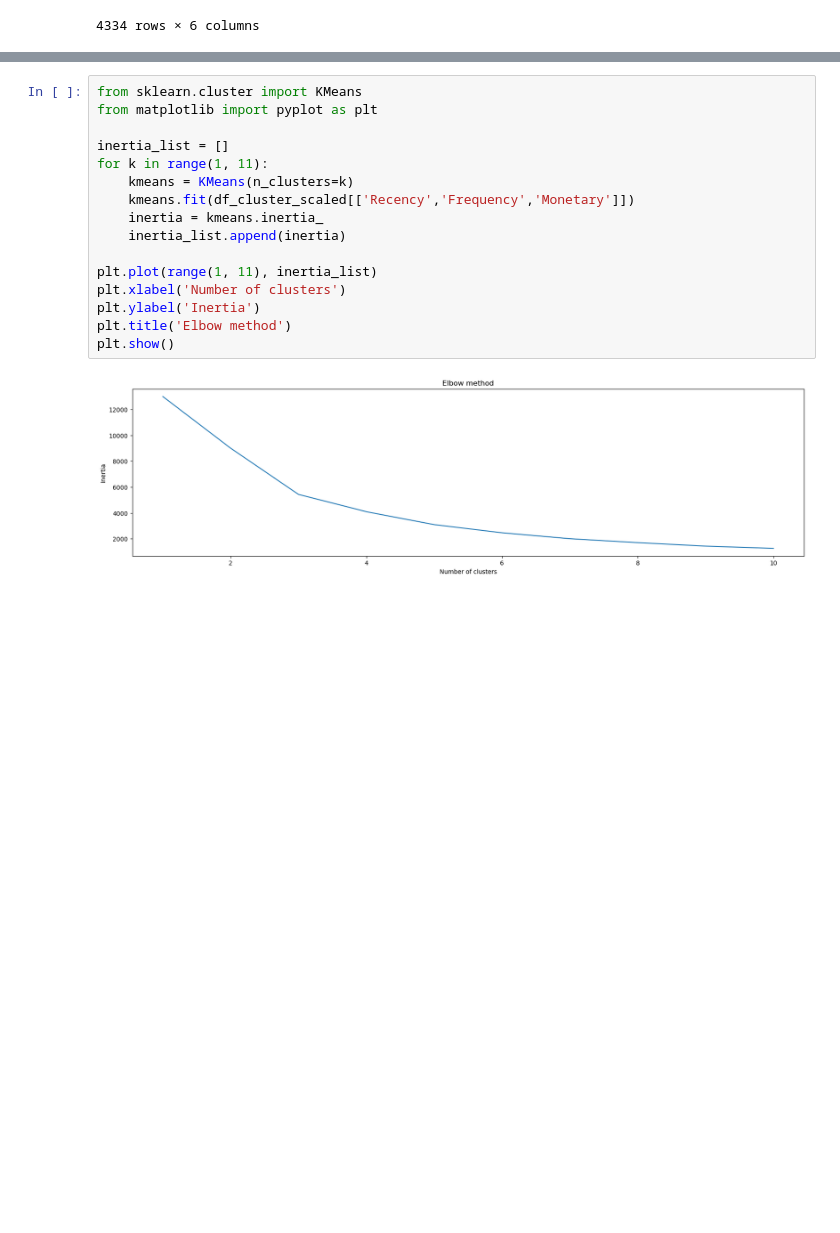
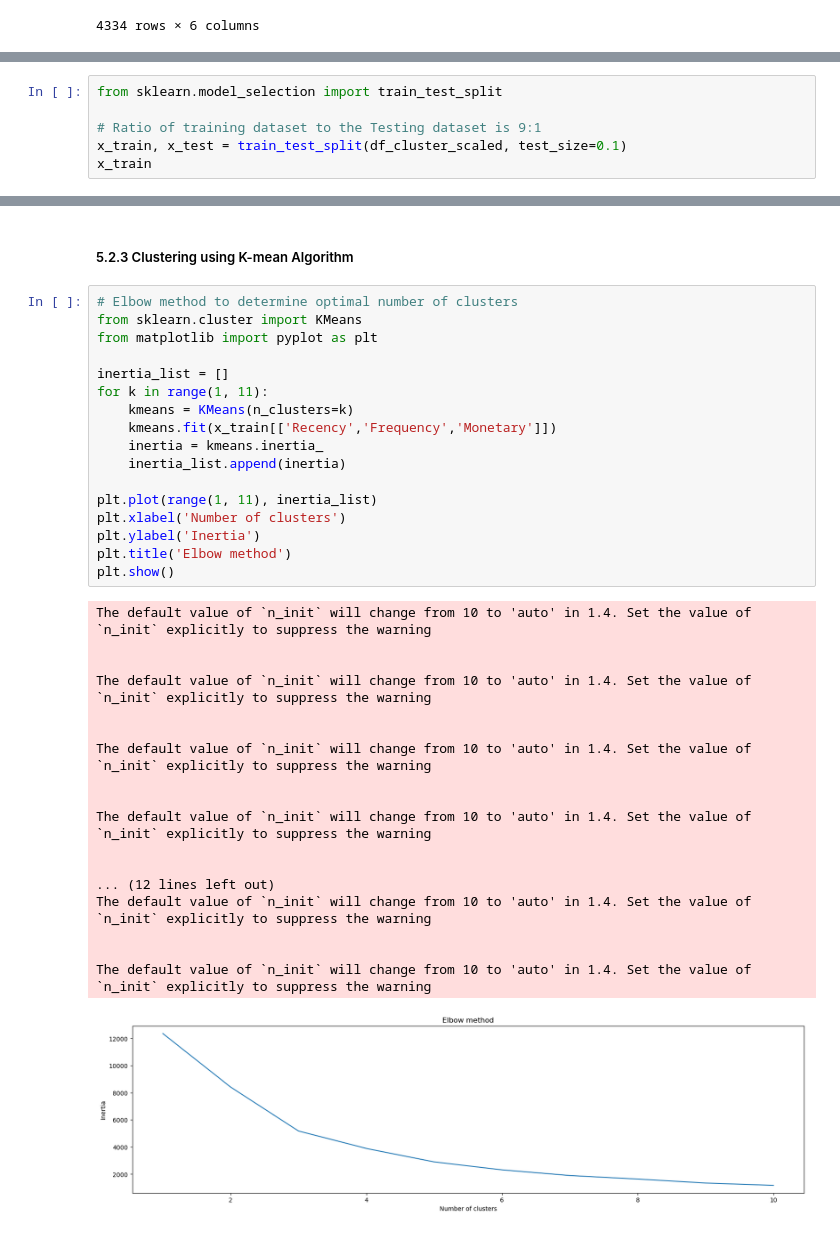
Before and after one commit to DATA-606-2023-FALL-MONDAY/Khambalkar_Jahanvi, a Jupyter notebook: src/rfm_analysis_final_version.ipynb, the cells around one changed output, grey strips where cells are left out. Drawn from its saved outputs; the diff is of its cells as text; blank space fills up the shorter version.

```diff
--- a/src/rfm_analysis _model.ipynb
+++ b/src/rfm_analysis_final_version.ipynb
@@ -797,0 +938,6 @@ df_cluster_scaled
+# %%
+from sklearn.model_selection import train_test_split
+
+# Ratio of training dataset to the Testing dataset is 9:1
+x_train, x_test = train_test_split(df_cluster_scaled, test_size=0.1)
+x_train
@@ -798,18 +959,38 @@ df_cluster_scaled
+# %% [markdown]
+##### 5.2.3 Clustering using K-mean Algorithm
 # %%
+# Elbow method to determine optimal number of clusters
 from sklearn.cluster import KMeans
 from matplotlib import pyplot as plt
 
 inertia_list = []
 for k in range(1, 11):
     kmeans = KMeans(n_clusters=k)
-    kmeans.fit(df_cluster_scaled[['Recency','Frequency','Monetary']])
+    kmeans.fit(x_train[['Recency','Frequency','Monetary']])
     inertia = kmeans.inertia_
     inertia_list.append(inertia)
 
 plt.plot(range(1, 11), inertia_list)
 plt.xlabel('Number of clusters')
 plt.ylabel('Inertia')
 plt.title('Elbow method')
 plt.show()
 # %% [output]
+The default value of `n_init` will change from 10 to 'auto' in 1.4. Set the value of `n_init` explicitly to suppress the warning
+
+
+The default value of `n_init` will change from 10 to 'auto' in 1.4. Set the value of `n_init` explicitly to suppress the warning
+
+
+The default value of `n_init` will change from 10 to 'auto' in 1.4. Set the value of `n_init` explicitly to suppress the warning
+
+
+The default value of `n_init` will change from 10 to 'auto' in 1.4. Set the value of `n_init` explicitly to suppress the warning
+
+
+... (12 lines left out)
+The default value of `n_init` will change from 10 to 'auto' in 1.4. Set the value of `n_init` explicitly to suppress the warning
+
+
+The default value of `n_init` will change from 10 to 'auto' in 1.4. Set the value of `n_init` explicitly to suppress the warning
-[figure, old version]
+[figure, new version]
```
Also changed, not shown: parts of 56 cells of this notebook, 6 other files.
